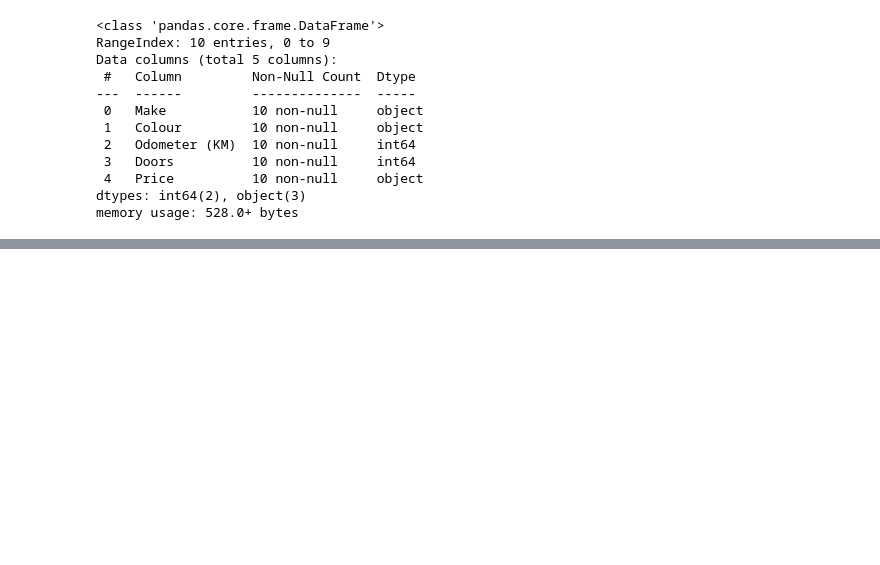
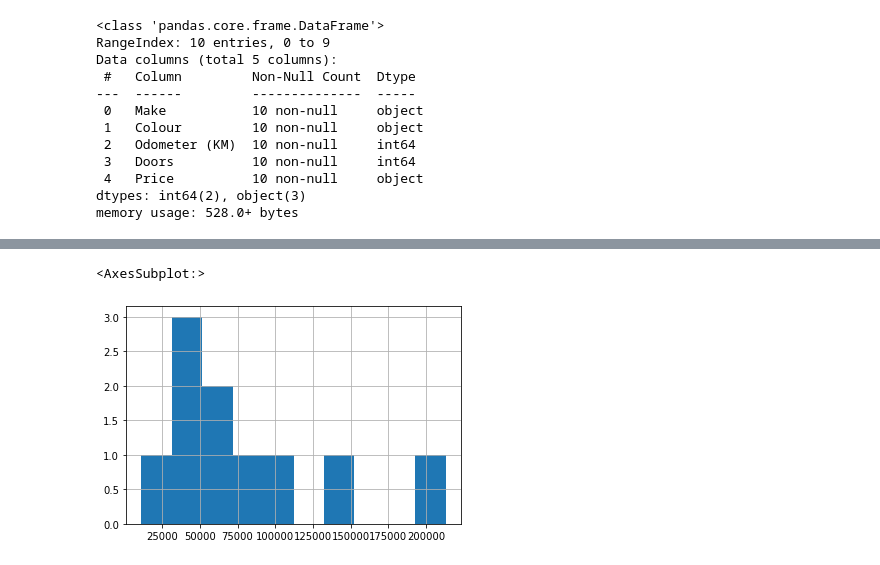
Before and after one commit to HM-bcard/TensorFlow-Developer-Certificate-Bootcamp, a Jupyter notebook: introduction to pandas.ipynb, the cells around one changed output, grey strips where cells are left out. Cells and saved outputs as stored; diff of their text form; code cells hidden in the pictures; blank space fills up the shorter version.

```diff
--- a/introduction to pandas.ipynb
+++ b/introduction to pandas.ipynb
@@ -105,0 +299,5 @@ memory usage: 528.0+ bytes
+# %%
+car_sales["Odometer (KM)"].hist()
+# %% [output]
+<AxesSubplot:>
+[figure, added]
```
Also changed, not shown: parts of 52 cells of this notebook.
